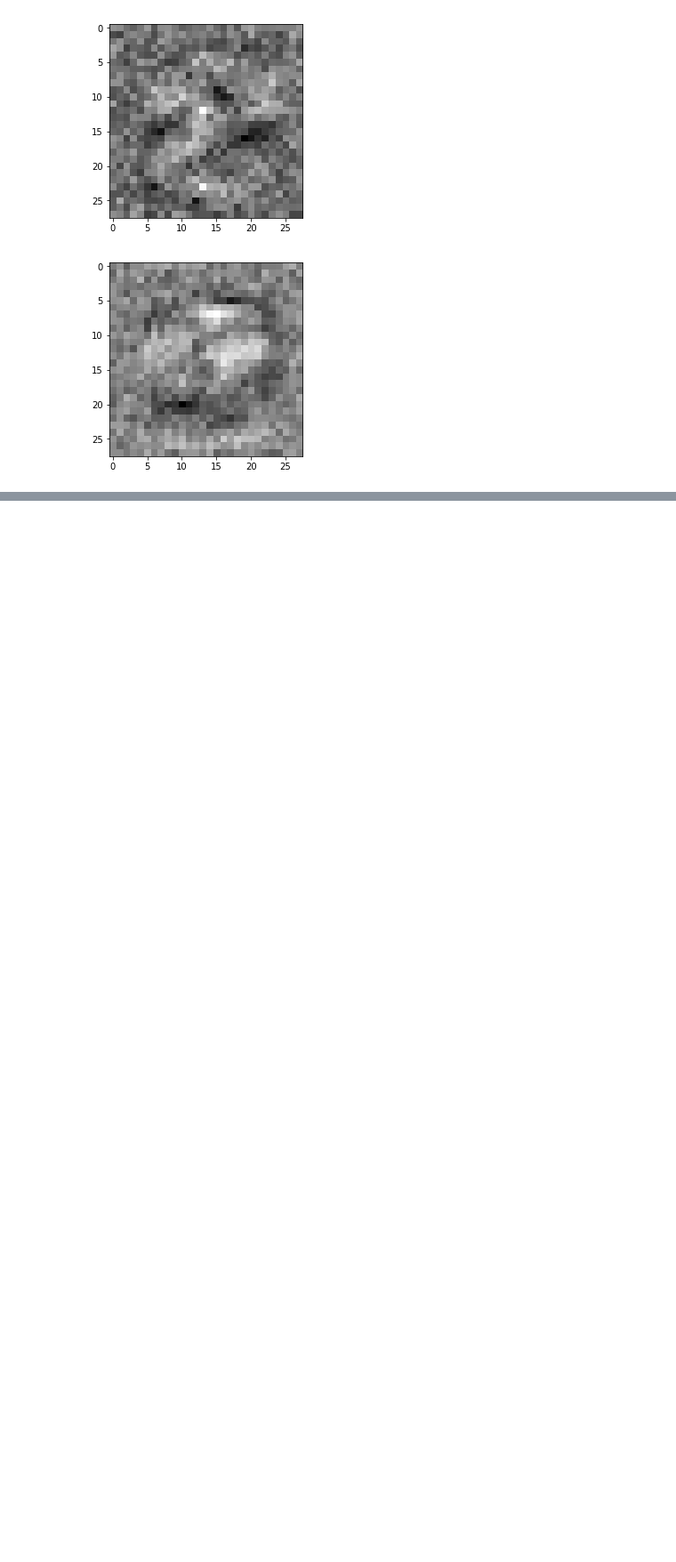
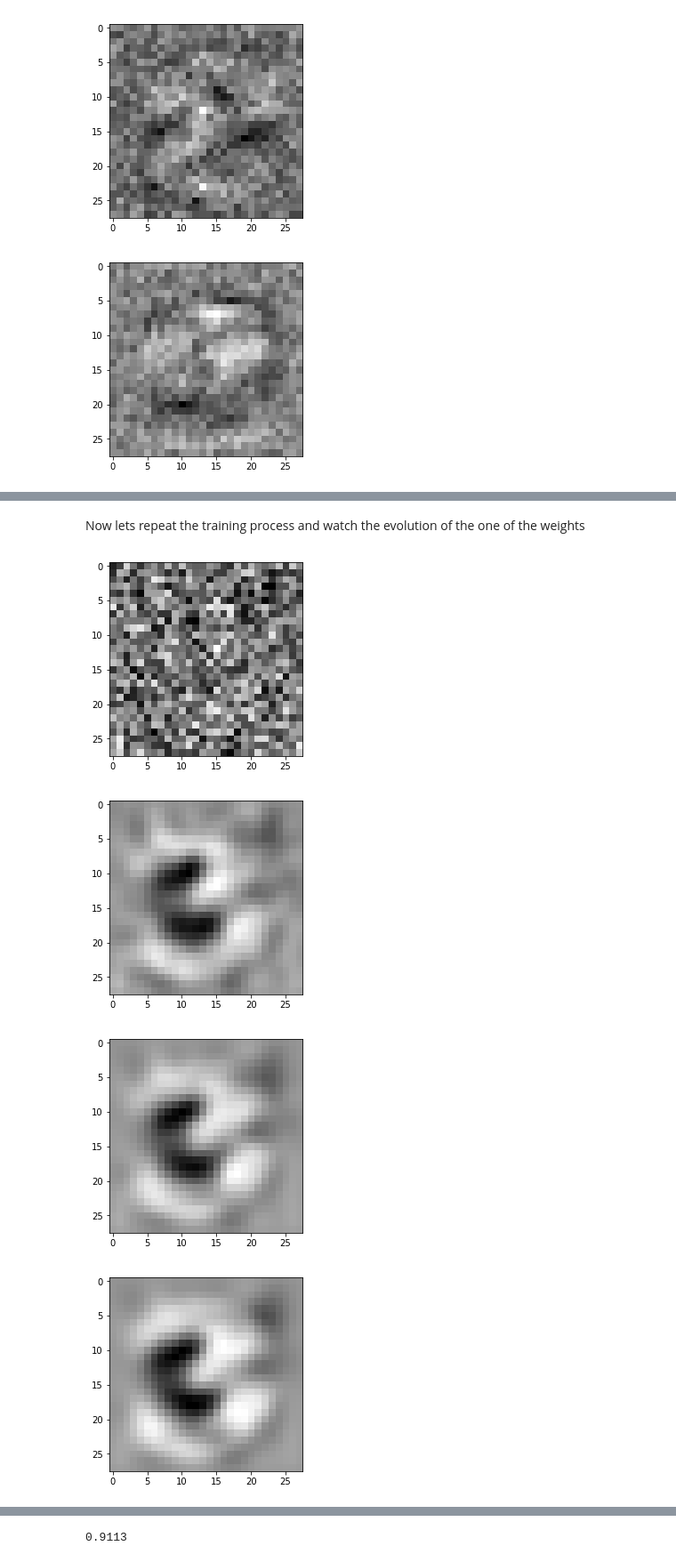
Before and after one commit to afqueiruga/afqstensorflowexamples, a Jupyter notebook: hessian_mnist.ipynb, the cells around one changed output, grey strips where cells are left out. Shown at 89% size. Cells and saved outputs as stored; diff of their text form; code cells hidden in the pictures; blank space fills up the shorter version.

```diff
--- a/hessian_mnist.ipynb
+++ b/hessian_mnist.ipynb
@@ -170,0 +177,17 @@ So we get the same accuracy, similar structures to the weights, but there's stil
+# %%
+def make_kernel(a):
+  """Transform a 2D array into a convolution kernel"""
+  a = np.asarray(a)
+  a = a.reshape(list(a.shape) + [1,1])
+  return tf.constant(a, dtype=1)
+def simple_conv(x, k):
+  """A simplified 2D convolution operation"""
+  x = tf.expand_dims(tf.expand_dims(x, 0), -1)
+  y = tf.nn.depthwise_conv2d(x, k, [1, 1, 1, 1], padding='SAME')
+  return y[0, :, :, 0]
+def laplace(x):
+  """Compute the 2D laplacian of an array"""
+  laplace_k = make_kernel([[0.5, 1.0, 0.5],
+                           [1.0, -6., 1.0],
+                           [0.5, 1.0, 0.5]])
+  return simple_conv(x, laplace_k)
@@ -170,0 +200,25 @@ So we get the same accuracy, similar structures to the weights, but there's stil
+# %%
+regu = sum([
+    tf.reduce_sum(tf.pow(laplace(tf.reshape(W[:,i],(28,28))),2))
+    for i in xrange(W.shape[-1]) ])
+PI = cross_entropy + 0.001*regu
+train_regu = tf.train.GradientDescentOptimizer(0.5).minimize(PI)
+# %% [markdown]
+Now lets repeat the training process and watch the evolution of the one of the weights
+# %%
+sess.run(tf.global_variables_initializer())
+sess.run(tf.assign(V,tf.truncated_normal(shape=V.shape, stddev=0.1)))
+for _ in range(1000):
+  batch_xs, batch_ys = mnist.train.next_batch(100)
+  sess.run(train_regu, feed_dict={tf_x: batch_xs, tr_y: batch_ys})
+  if _%100==0:
+    plt.imshow(W.eval()[:,3].reshape(28,28),'gray')
+    plt.show()
+correct_prediction = tf.equal(tf.argmax(pred_y,1), tf.argmax(tr_y,1))
+accuracy = tf.reduce_mean(tf.cast(correct_prediction, tf.float32))
+print(sess.run(accuracy, feed_dict={tf_x: mnist.test.images, tr_y: mnist.test.labels}))
+# %% [output]
+[figure, added]
+[figure, added]
+[figure, added]
+[figure, added]
@@ -170,0 +231 @@ So we get the same accuracy, similar structures to the weights, but there's stil
+0.9113
```
Also changed, not shown: parts of 7 cells of this notebook, 1 other file.
